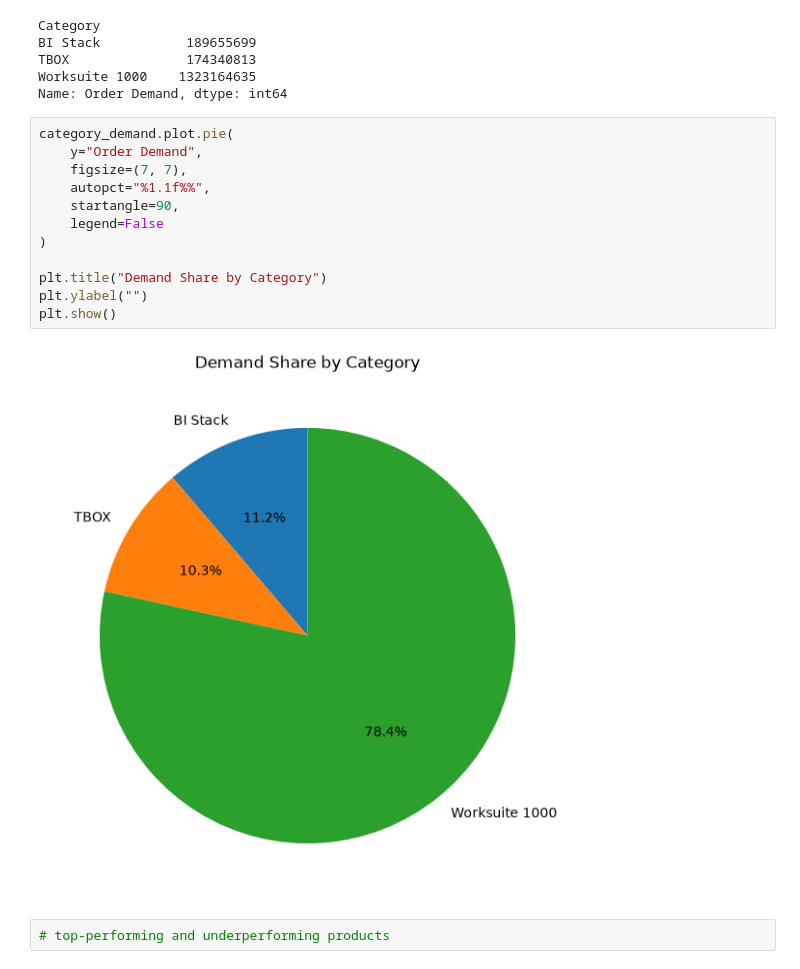
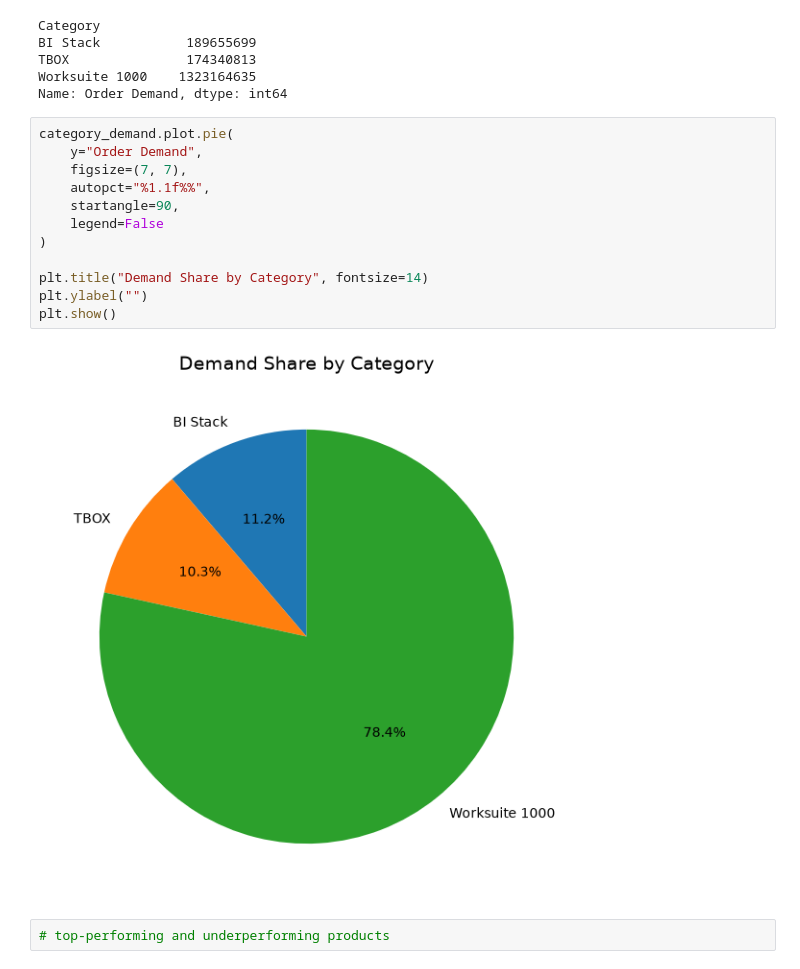
Before and after one commit to maipham-ctrl/Nova_Retail, a Jupyter notebook: main.ipynb, the cells around one changed output. Cells and saved outputs as stored; diff of their text form.

```diff
--- a/main.ipynb
+++ b/main.ipynb
@@ -308,17 +308,17 @@ Name: Order Demand, dtype: int64
 # %%
 category_demand.plot.pie(
     y="Order Demand",
     figsize=(7, 7),
     autopct="%1.1f%%",
     startangle=90,
     legend=False
 )
 
-plt.title("Demand Share by Category")
+plt.title("Demand Share by Category", fontsize=14)
 plt.ylabel("")
 plt.show()
 # %% [output]
-[figure, old version]
+[figure, new version]
 # %%
 # top-performing and underperforming products
 # %%
```
Also changed, not shown: parts of 4 cells of this notebook, 2 other files.
